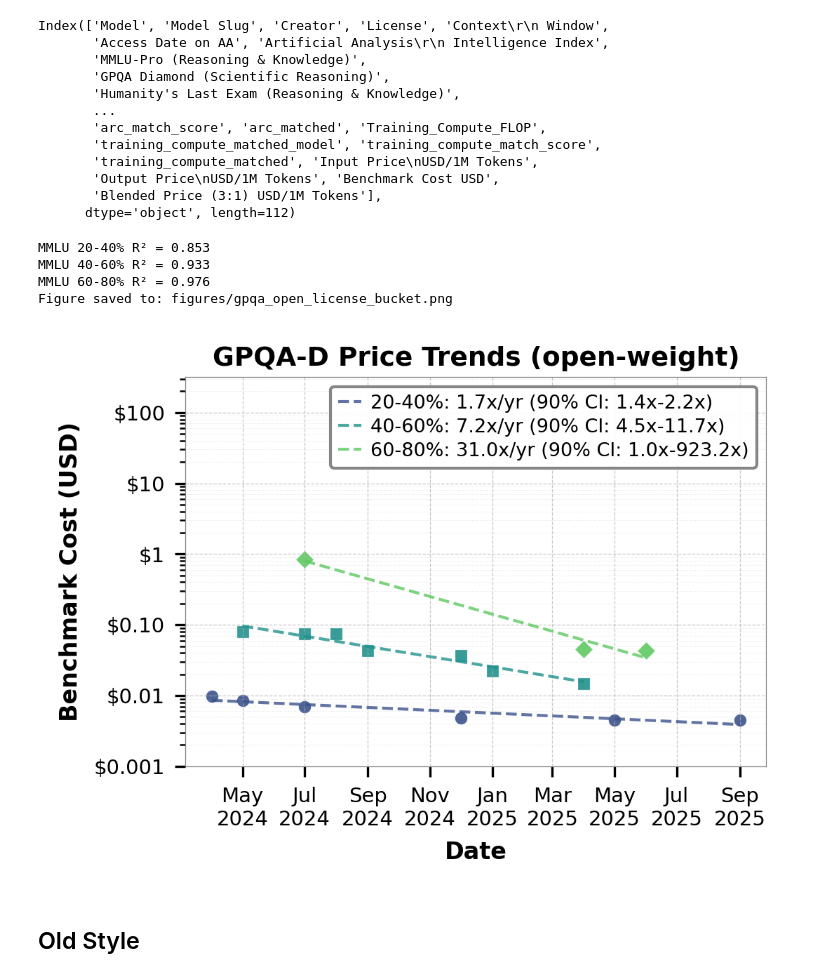
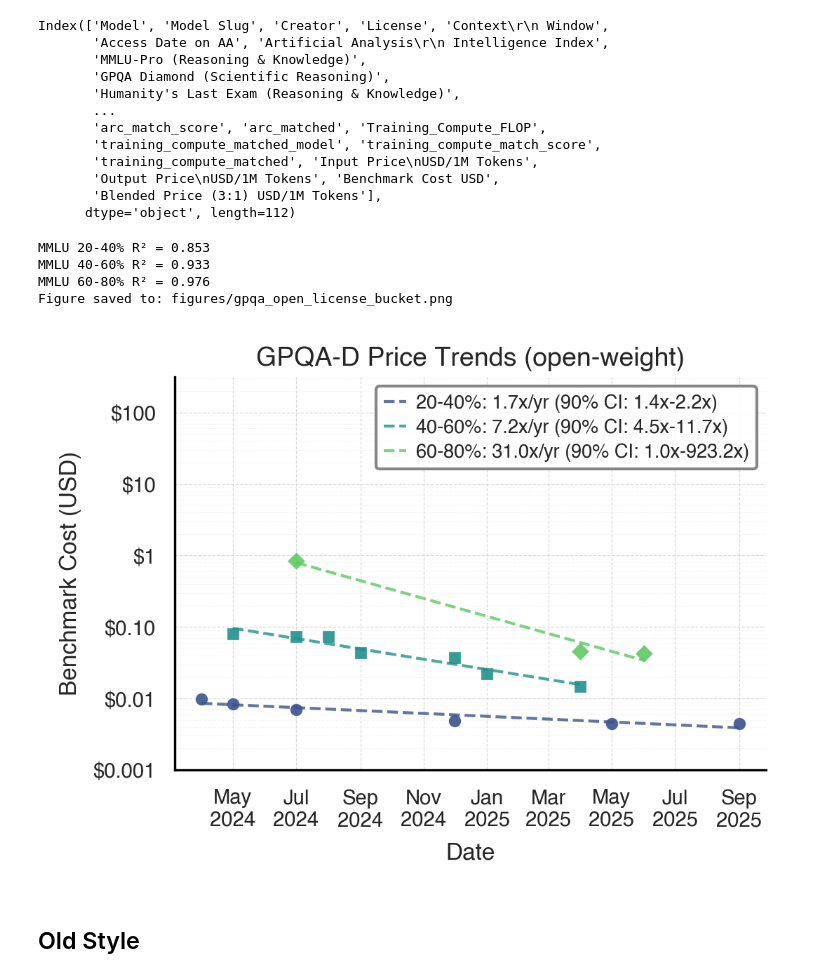
Before and after one commit to hansgundlach/Algorithmic_Progress_Inference, a Jupyter notebook: bucket_figure_trends.ipynb, the cells around one changed output. Cells and saved outputs as stored; diff of their text form; code cells hidden in the pictures.

```diff
--- a/bucket_figure_trends.ipynb
+++ b/bucket_figure_trends.ipynb
@@ -132,7 +132,19 @@ def plot_combined_record_small_trends(
       icml_format: If True, use ICML dual-column formatting (3.25" width)
     """
     # Set up styling based on format
-    plt.rcParams['font.family'] = 'sans-serif'
+    import seaborn as sns
+    sns.set_style("white")
+
+    plt.rcParams.update({
+        'font.family': 'sans-serif',
+        'font.sans-serif': ['Helvetica', 'Arial', 'DejaVu Sans'],
+        'axes.spines.top': False,
+        'axes.spines.right': False,
+        'axes.linewidth': 0.8,
+        'axes.labelpad': 4,
+        'pdf.fonttype': 42,
+        'ps.fonttype': 42,
+    })
 
     if icml_format:
         # ICML single column width: 3.25", double column: 6.75"
@@ -405,8 +417,8 @@ def plot_combined_record_small_trends(
 
     ax.yaxis.set_major_formatter(FuncFormatter(dollar_formatter))
 
-    ax.set_xlabel('Date', fontsize=LABEL_SIZE, fontweight='bold')
-    ax.set_ylabel('Benchmark Cost (USD)', fontsize=LABEL_SIZE, fontweight='bold')
+    ax.set_xlabel('Date', fontsize=LABEL_SIZE)
+    ax.set_ylabel('Benchmark Cost (USD)', fontsize=LABEL_SIZE)
 
     date_formatter = DateFormatter('%b %Y') if not icml_format else DateFormatter('%b\n%Y')
     ax.xaxis.set_major_formatter(date_formatter)
@@ -421,12 +433,12 @@ def plot_combined_record_small_trends(
     if icml_format:
         ax.set_title(
             f'GPQA-D Price Trends ({lic_label})',
-            fontsize=TITLE_SIZE, fontweight='bold', pad=4
+            fontsize=TITLE_SIZE, pad=4
         )
     else:
         ax.set_title(
             f'Lowest Available Price Trends by Epoch GPQA-D Range ({lic_label}){date_filter}{chinese_filter}{reasoning_filter}',
-            fontsize=TITLE_SIZE, fontweight='bold', pad=15
+            fontsize=TITLE_SIZE, pad=15
         )
 
     ax.grid(True, which='major', linestyle='--', linewidth=0.3 if icml_format else 0.5, alpha=0.7)
@@ -449,12 +461,17 @@ def plot_combined_record_small_trends(
         legend_kwargs['bbox_to_anchor'] = LEGEND_BBOX
     legend = ax.legend(**legend_kwargs)
 
-    ax.tick_params(axis='both', which='major', labelsize=TICK_SIZE)
+    ax.tick_params(axis='both', which='major', labelsize=TICK_SIZE, width=0.8, length=3)
 
-    for spine in ax.spines.values():
-        spine.set_visible(True)
-        spine.set_color('gray')
-        spine.set_linewidth(0.3 if icml_format else 0.5)
+    # Spines - only left and bottom (matching frontier_price.ipynb style)
+    ax.spines['top'].set_visible(False)
+    ax.spines['right'].set_visible(False)
+    ax.spines['left'].set_visible(True)
+    ax.spines['bottom'].set_visible(True)
+    ax.spines['left'].set_color('black')
+    ax.spines['bottom'].set_color('black')
+    ax.spines['left'].set_linewidth(0.8)
+    ax.spines['bottom'].set_linewidth(0.8)
 
     # Set y-axis limits BEFORE tight_layout() so matplotlib knows valid range
     plt.ylim(10**-3, 10**2.5)
@@ -470,34 +487,34 @@ def plot_combined_record_small_trends(
             print(f"Created directory: {output_dir}")
 
         # Save the figure
         plt.savefig(save_path, dpi=300, bbox_inches="tight")
         print(f"Figure saved to: {save_path}")
 
     plt.show()
 
 
 # --- Usage example (matches your last call) ---
 # Daily min (default):
 plot_combined_record_small_trends(
     df,
     open_license_only=True,
     price_col="Benchmark Cost USD",
     confidence_interval=True,
     min_date=datetime(2024, 4, 1),
     benchmark_col='epoch_gpqa',
     show_model_names=False,
     include_reasoning_models=True,
     mmlu_ranges=[(20, 40), (40, 60), (60, 80)],
     date_granularity='day',  # change to 'month' to aggregate monthly before cummin
     save_path="figures/gpqa_open_license_bucket.png",  # Descriptive filename based on benchmark and license type
     icml_format=True  # Set to True for ICML dual-column format
 )
 # %% [output]
 MMLU 20-40% R² = 0.853
 MMLU 40-60% R² = 0.933
 MMLU 60-80% R² = 0.976
 Figure saved to: figures/gpqa_open_license_bucket.png
-[figure, old version]
+[figure, new version]
 # %% [markdown]
 ## Old Style
 # %%
```
Also changed, not shown: parts of 3 cells of this notebook, 14 other files.
